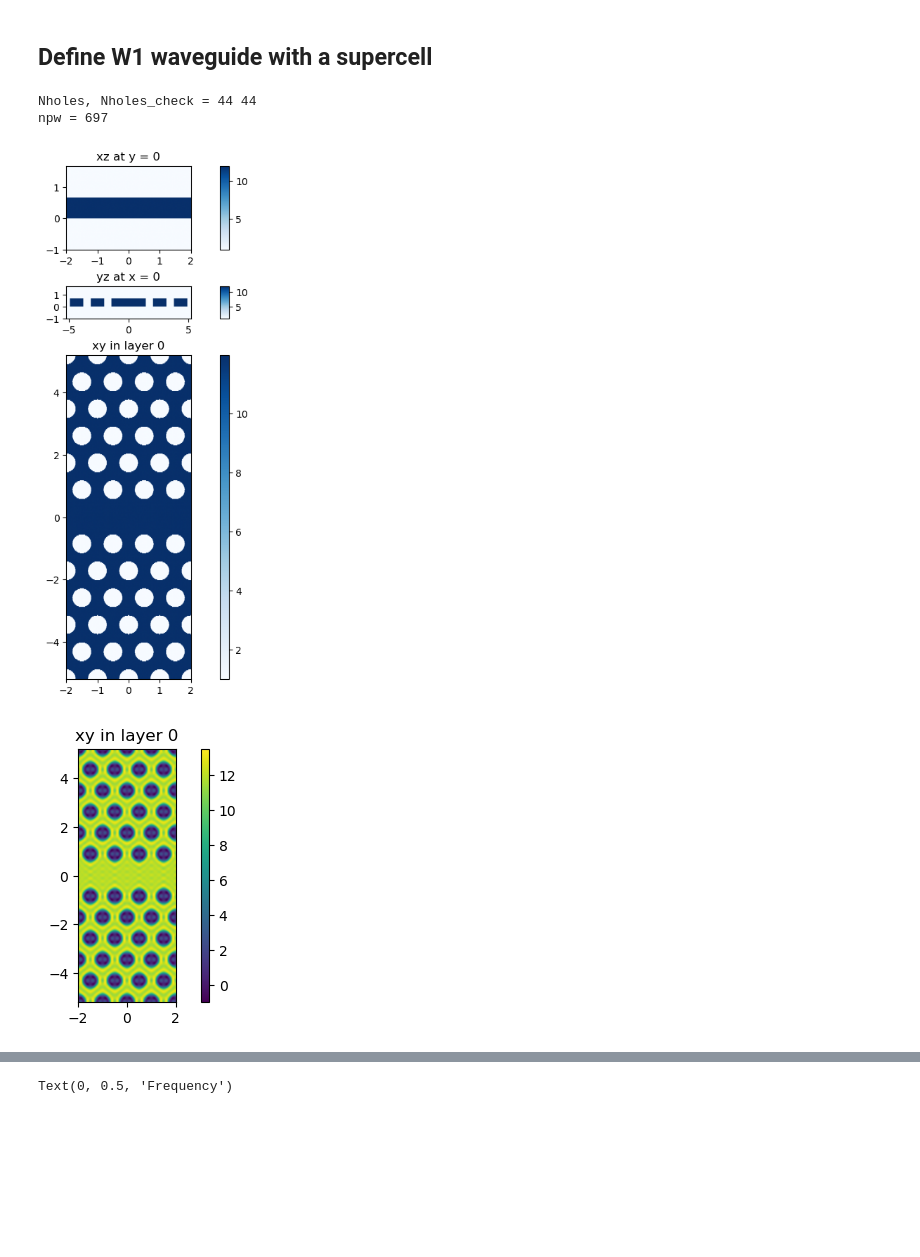
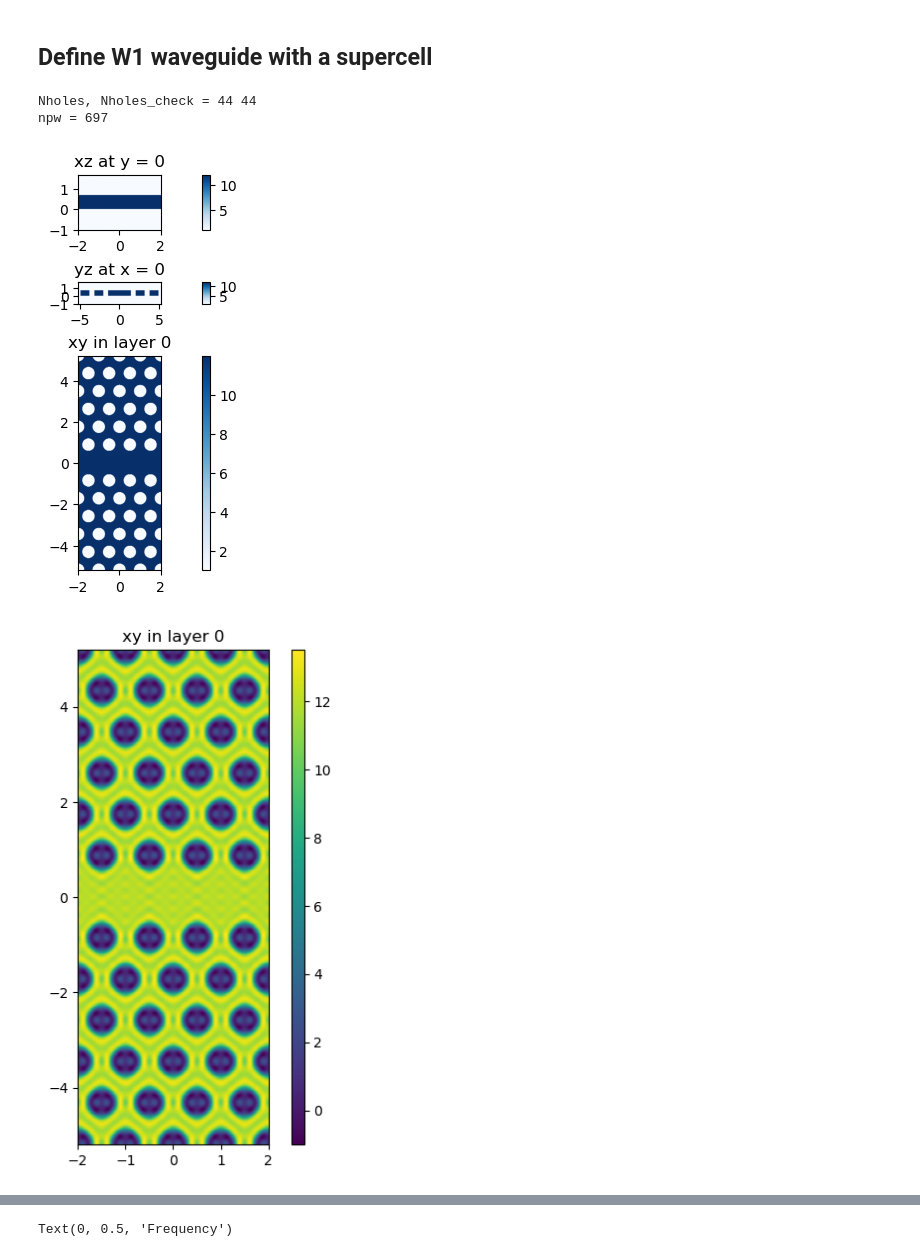
Before and after one commit to Luxchen77/legume-l3-cavity-sim, a Jupyter notebook: legume_PhC_Wg.ipynb, the cells around one changed output, grey strips where cells are left out. Saved outputs shown, nothing was run; the diff lists cells and outputs as text; code cells hidden in the pictures; blank space fills up the shorter version.

```diff
--- a/legume_PhC_Wg.ipynb
+++ b/legume_PhC_Wg.ipynb
@@ -62,23 +62,23 @@ def build_w1_waveguide():
 # %%
 # Initialize the photonic crystal
 phc0, Nholes_check = build_w1_waveguide()
 print('Nholes, Nholes_check =', Nholes, Nholes_check)
 
 # Visualize the structure
-legume.viz.structure(phc0, xz=True, yz=True, figsize=3, cmap='Blues', Nx=400, Ny=400, Nz=200)
+legume.viz.structure(phc0, xz=True, yz=True, figsize=2, cmap='Blues', Nx=400, Ny=400, Nz=200)
 
 gmax = 2
 truncate_g = 'tbt'
 gme0 = legume.GuidedModeExp(phc0, gmax=gmax, truncate_g=truncate_g)
 npw = np.shape(gme0.gvec)[1]
 print('npw =', npw)
 
-legume.viz.eps_ft(gme0, Nx=400, Ny=400, figsize=2, cbar=True, cmap='viridis')
+legume.viz.eps_ft(gme0, Nx=400, Ny=400, figsize=3, cbar=True, cmap='viridis')
 # %% [output]
 Nholes, Nholes_check = 44 44
 npw = 697
-[figure, old version]
+[figure, new version]
-[figure, old version]
+[figure, new version]
 # %%
 kz_symmetry = 'odd'
 
```
Also changed, not shown: parts of 5 cells of this notebook, 1 other file.
